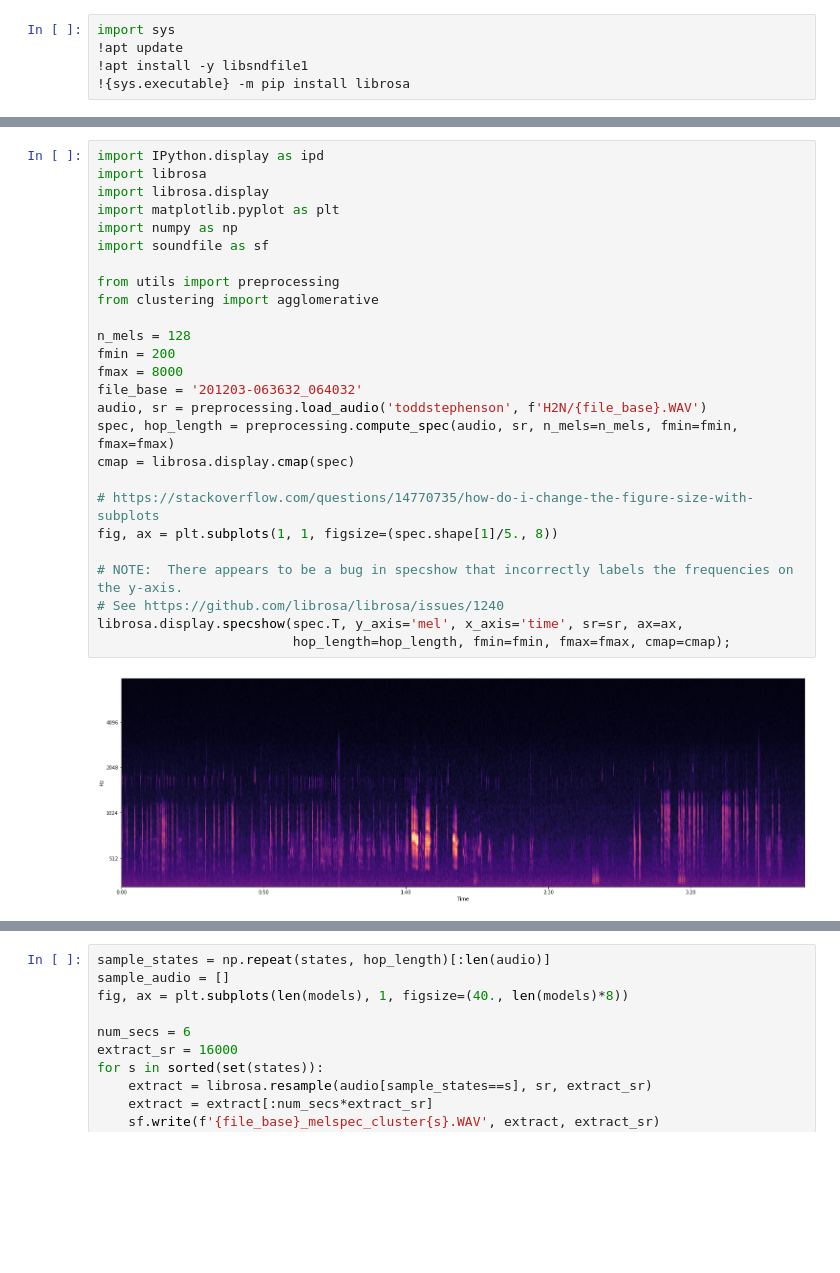
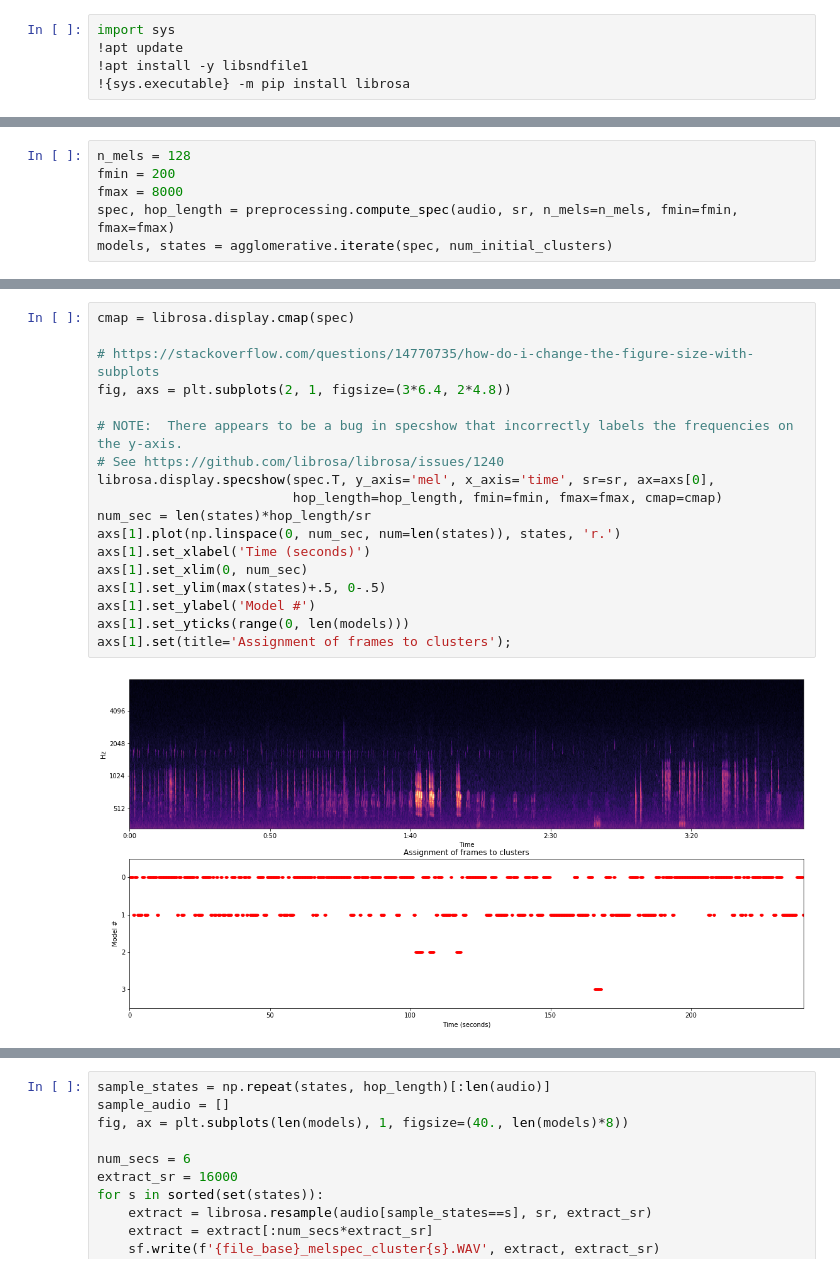
Before and after one commit to toddstep/birdsong, a Jupyter notebook: BirdDiarization_MelSpec.ipynb, the cells around one changed output, grey strips where cells are left out. Cells and saved outputs as stored; diff of their text form; blank space fills up the shorter version.

Commit message:
Agglomerative clustering with a Mel-spectrogram: combine plots, move iterate code out of notebook

```diff
--- a/BirdDiarization_MelSpec.ipynb
+++ b/BirdDiarization_MelSpec.ipynb
@@ -29,0 +44,6 @@ import sys
+# %%
+n_mels = 128
+fmin = 200
+fmax = 8000
+spec, hop_length = preprocessing.compute_spec(audio, sr, n_mels=n_mels, fmin=fmin, fmax=fmax)
+models, states = agglomerative.iterate(spec, num_initial_clusters)
@@ -30,28 +68,20 @@ import sys
 # %%
-import IPython.display as ipd
-import librosa
-import librosa.display
-import matplotlib.pyplot as plt
-import numpy as np
-import soundfile as sf
-
-from utils import preprocessing
-from clustering import agglomerative
-
-n_mels = 128
-fmin = 200
-fmax = 8000
-file_base = '201203-063632_064032'
-audio, sr = preprocessing.load_audio('toddstephenson', f'H2N/{file_base}.WAV')
-spec, hop_length = preprocessing.compute_spec(audio, sr, n_mels=n_mels, fmin=fmin, fmax=fmax)
 cmap = librosa.display.cmap(spec)
 
 # https://stackoverflow.com/questions/14770735/how-do-i-change-the-figure-size-with-subplots
-fig, ax = plt.subplots(1, 1, figsize=(spec.shape[1]/5., 8))
+fig, axs = plt.subplots(2, 1, figsize=(3*6.4, 2*4.8))
 
 # NOTE:  There appears to be a bug in specshow that incorrectly labels the frequencies on the y-axis.
 # See https://github.com/librosa/librosa/issues/1240
-librosa.display.specshow(spec.T, y_axis='mel', x_axis='time', sr=sr, ax=ax,
-                         hop_length=hop_length, fmin=fmin, fmax=fmax, cmap=cmap);
+librosa.display.specshow(spec.T, y_axis='mel', x_axis='time', sr=sr, ax=axs[0],
+                         hop_length=hop_length, fmin=fmin, fmax=fmax, cmap=cmap)
+num_sec = len(states)*hop_length/sr
+axs[1].plot(np.linspace(0, num_sec, num=len(states)), states, 'r.')
+axs[1].set_xlabel('Time (seconds)')
+axs[1].set_xlim(0, num_sec)
+axs[1].set_ylim(max(states)+.5, 0-.5)
+axs[1].set_ylabel('Model #')
+axs[1].set_yticks(range(0, len(models)))
+axs[1].set(title='Assignment of frames to clusters');
 # %% [output]
-[figure, old version]
+[figure, new version]
```
Also changed, not shown: parts of 3 cells of this notebook, 2 other files.
